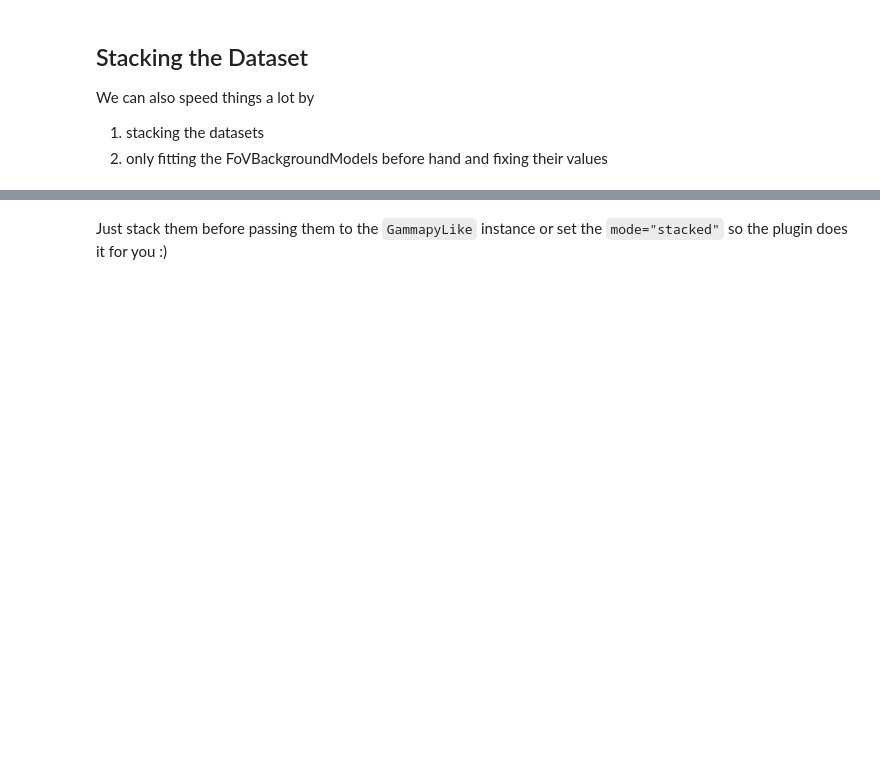
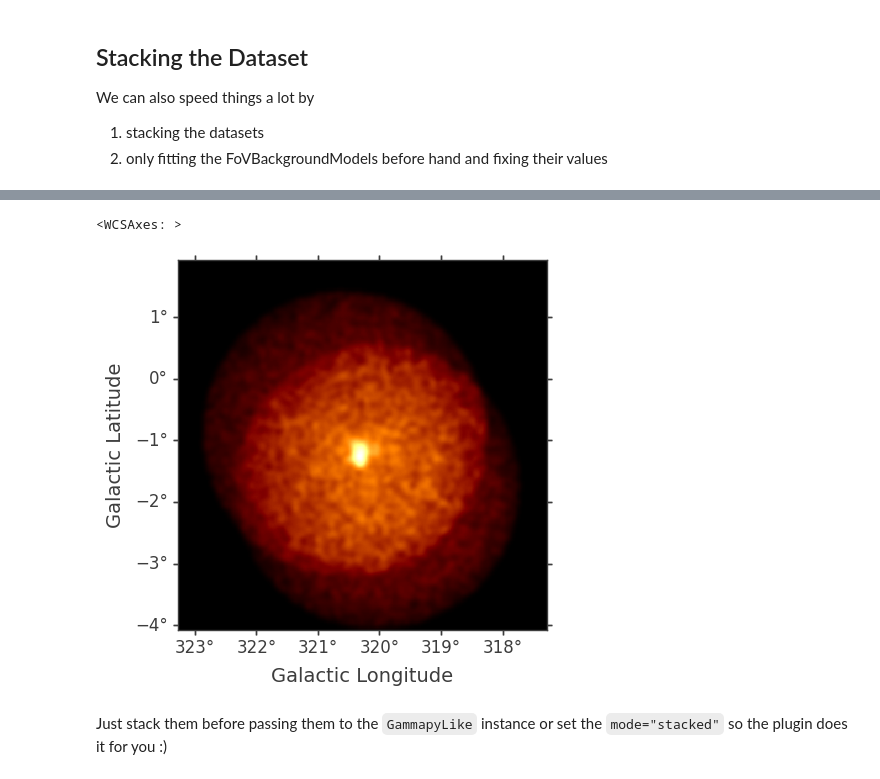
Before and after one commit to threeML/gammapy-plugin, a Jupyter notebook: examples/example_extended_source_fov_bkg.ipynb, the cells around one changed output, grey strips where cells are left out. Saved outputs shown, nothing was run; the diff lists cells and outputs as text; code cells hidden in the pictures; blank space fills up the shorter version.

```diff
--- a/examples/example_extended_source_fov_bkg.ipynb
+++ b/examples/example_extended_source_fov_bkg.ipynb
@@ -55,6 +85,6 @@ Prepare the geometry by setting the energy axis and `WcsGeom`
 # %%
-datastore = DataStore.from_dir("$GAMMAPY_DATA/hess-dl3-dr1/")
-target_position = SkyCoord.from_name("RX J1713.7-3946").galactic
+
+target_position = SkyCoord.from_name("MSH15-52").galactic
 
 selection = dict(
     type="sky_circle",
@@ -66,7 +96,7 @@ selection = dict(
 select_obs_tab = datastore.obs_table.select_observations(selection)
 
 obs = datastore.get_observations(select_obs_tab["OBS_ID"])
-
+print(len(obs))
 # Prepare the geometry
 energy_axis = MapAxis.from_energy_bounds(0.2, 40.0, 10, per_decade=True, unit="TeV")
 energy_axis_true = MapAxis.from_energy_bounds(
@@ -87,7 +123,10 @@ We will also run the `FoVBackgroundMaker` when jointly fitting - this is not nee
 We exclude a `1 deg` circle at the source poition for fitting the background models to reduce overestimation of the background
 # %%
 circle = CircleSkyRegion(center=target_position, radius=1 * u.deg)
-regions = [circle]
+circle1 = CircleSkyRegion(center=SkyCoord.from_name("HESS J1503-582"), radius=1 * u.deg)
+circle2 = CircleSkyRegion(center=SkyCoord.from_name("HESS J1458-608"), radius=1 * u.deg)
+circle3 = CircleSkyRegion(center=SkyCoord.from_name("HESS J1458-608"), radius=1 * u.deg)
+regions = [circle,circle1,circle2,circle3]
 exclusion_mask = ~geom.region_mask(regions=regions)
 maker = MapDatasetMaker(
     selection=["counts", "background", "psf", "edisp", "exposure"],
@@ -122,10 +163,11 @@ for o in obs:
         f"Bkg norm for HESS_{o.obs_id}: {round(bkg_model.parameters['norm'].value,3)} +/- {round(bkg_model.parameters['norm'].error,3)}"
     )
     datasets.append(dataset)
-    gl = GammapyLike(dataset.name, frame="galactic")
-    gl.set_datasets(dataset)
-    gl.set_background_models(bkg_model)
-    gls.append(gl)
+
+gl = GammapyLike(dataset.name, frame="galactic")
+gl.set_datasets(datasets,mode = "stacked")
+#gl.set_background_models(bkg_model)
+gls.append(gl)
 # %% [markdown]
 ## Setting up the Model
 
@@ -264,4 +306,7 @@ for o in obs:
     bkg_model = FoVBackgroundModel(name=f"{o.obs_id}_bkg", dataset_name=dataset.name)
     dataset.models = [bkg_model]
     dataset = fov_bkg_maker.run(dataset)
+    print(
+        f"Bkg norm for HESS_{o.obs_id}: {round(bkg_model.parameters['norm'].value,3)} +/- {round(bkg_model.parameters['norm'].error,3)}"
+    )
     datasets_stacked.append(dataset)
@@ -268,3 +334,8 @@ for o in obs:
+# %%
+datasets_stacked.stack_reduce().counts.sum_over_axes(keepdims=False).smooth(0.05 * u.deg).plot()
+# %% [output]
+<WCSAxes: >
+[figure, added]
 # %% [markdown]
 Just stack them before passing them to the `GammapyLike` instance or set the `mode="stacked"` so the plugin does it for you :)
 # %%
```
Also changed, not shown: parts of 78 cells of this notebook, 1 other file.
